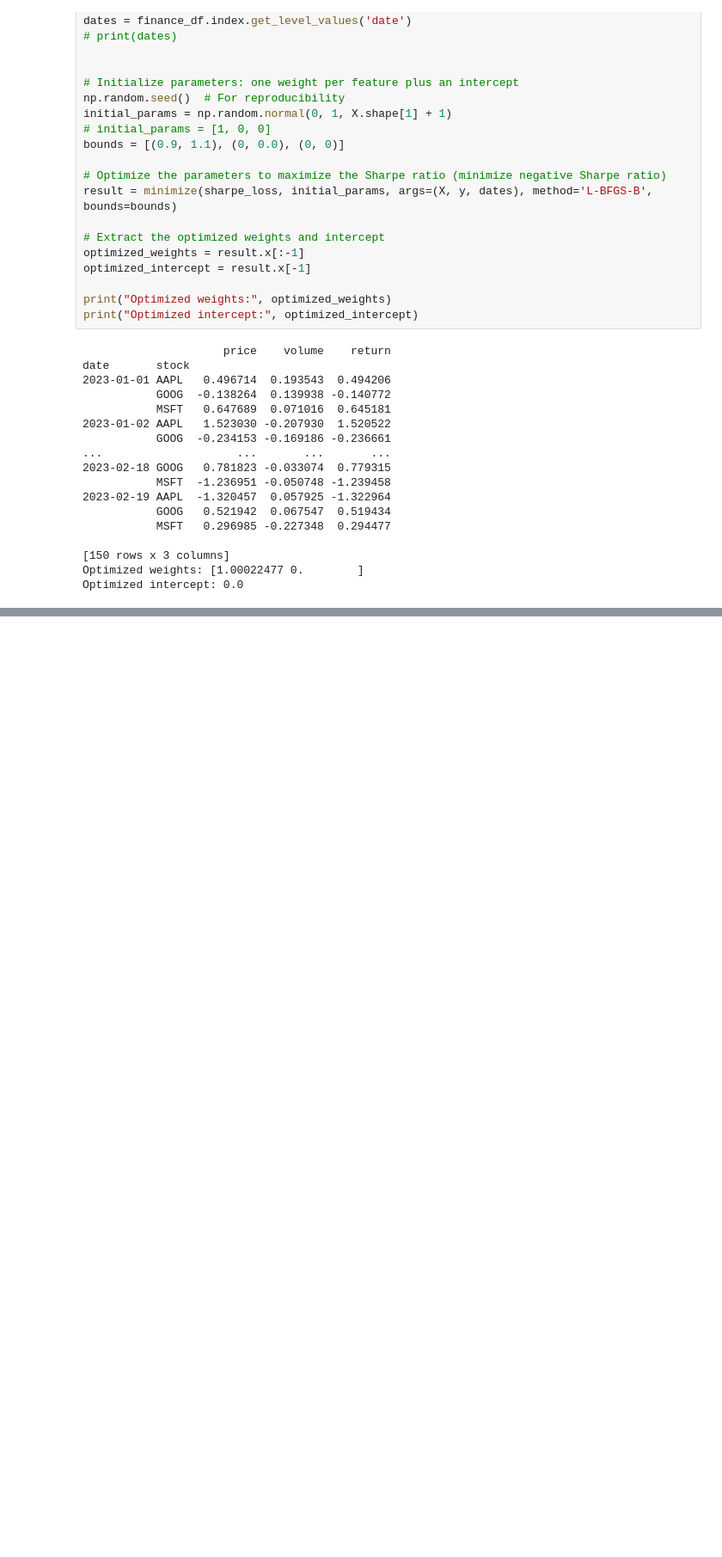
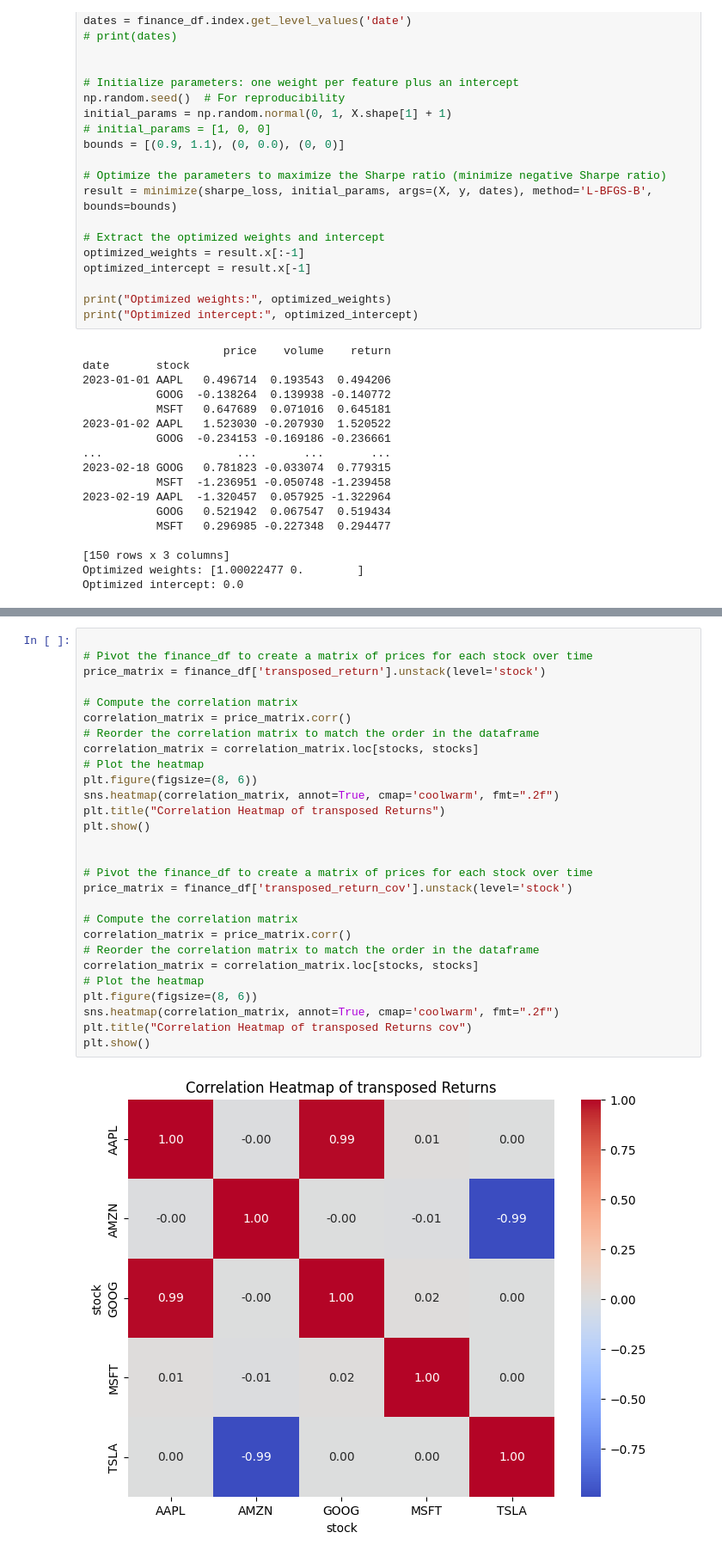
Before and after one commit to zhouchen1006/demo-repo2, a Jupyter notebook: scikitlearn.ipynb, the cells around one changed output, grey strips where cells are left out. Shown at 86% size. Saved outputs shown, nothing was run; the diff lists cells and outputs as text; blank space fills up the shorter version.

```diff
--- a/scikitlearn.ipynb
+++ b/scikitlearn.ipynb
@@ -178,0 +362,30 @@ Result: [3 9]
+# %%
+
+# Pivot the finance_df to create a matrix of prices for each stock over time
+price_matrix = finance_df['transposed_return'].unstack(level='stock')
+
+# Compute the correlation matrix
+correlation_matrix = price_matrix.corr()
+# Reorder the correlation matrix to match the order in the dataframe
+correlation_matrix = correlation_matrix.loc[stocks, stocks]
+# Plot the heatmap
+plt.figure(figsize=(8, 6))
+sns.heatmap(correlation_matrix, annot=True, cmap='coolwarm', fmt=".2f")
+plt.title("Correlation Heatmap of transposed Returns")
+plt.show()
+
+
+# Pivot the finance_df to create a matrix of prices for each stock over time
+price_matrix = finance_df['transposed_return_cov'].unstack(level='stock')
+
+# Compute the correlation matrix
+correlation_matrix = price_matrix.corr()
+# Reorder the correlation matrix to match the order in the dataframe
+correlation_matrix = correlation_matrix.loc[stocks, stocks]
+# Plot the heatmap
+plt.figure(figsize=(8, 6))
+sns.heatmap(correlation_matrix, annot=True, cmap='coolwarm', fmt=".2f")
+plt.title("Correlation Heatmap of transposed Returns cov")
+plt.show()
+# %% [output]
+[figure, added]
```
Also changed, not shown: parts of 17 cells of this notebook.
